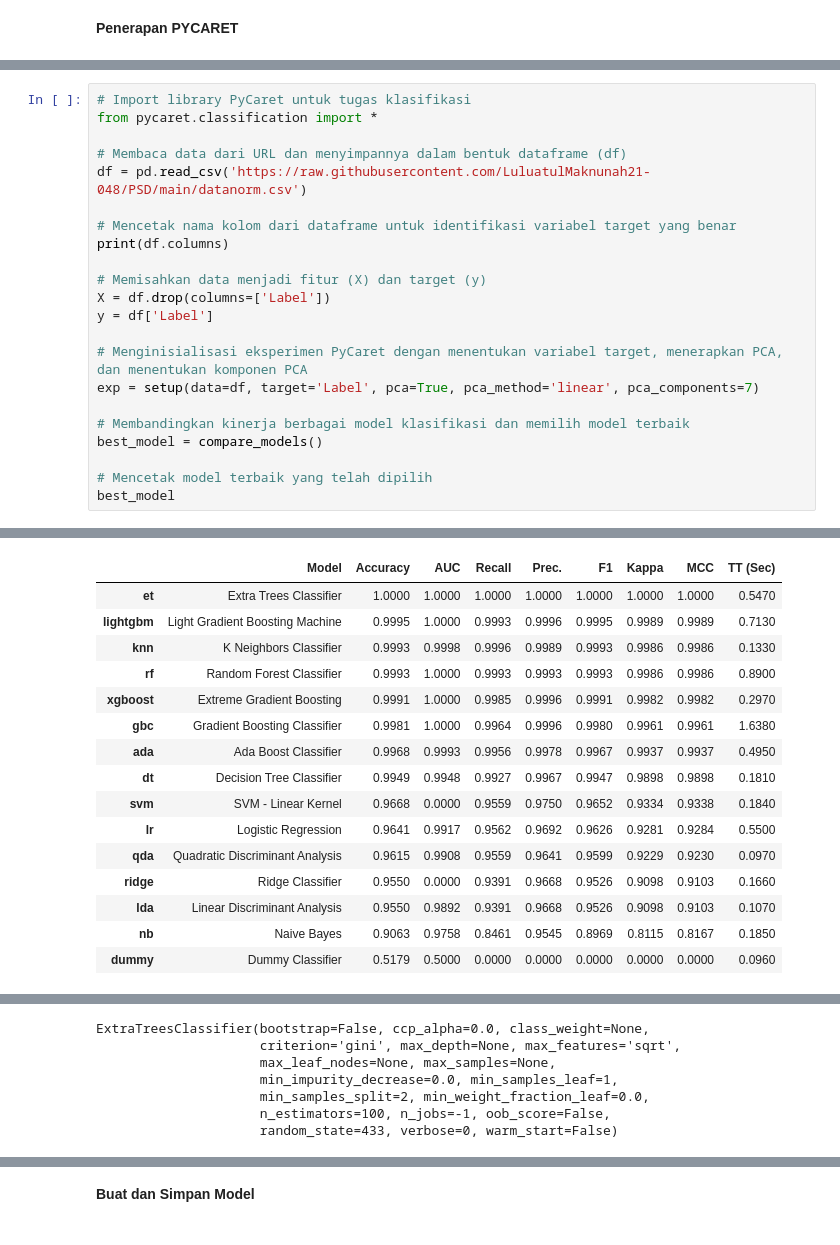
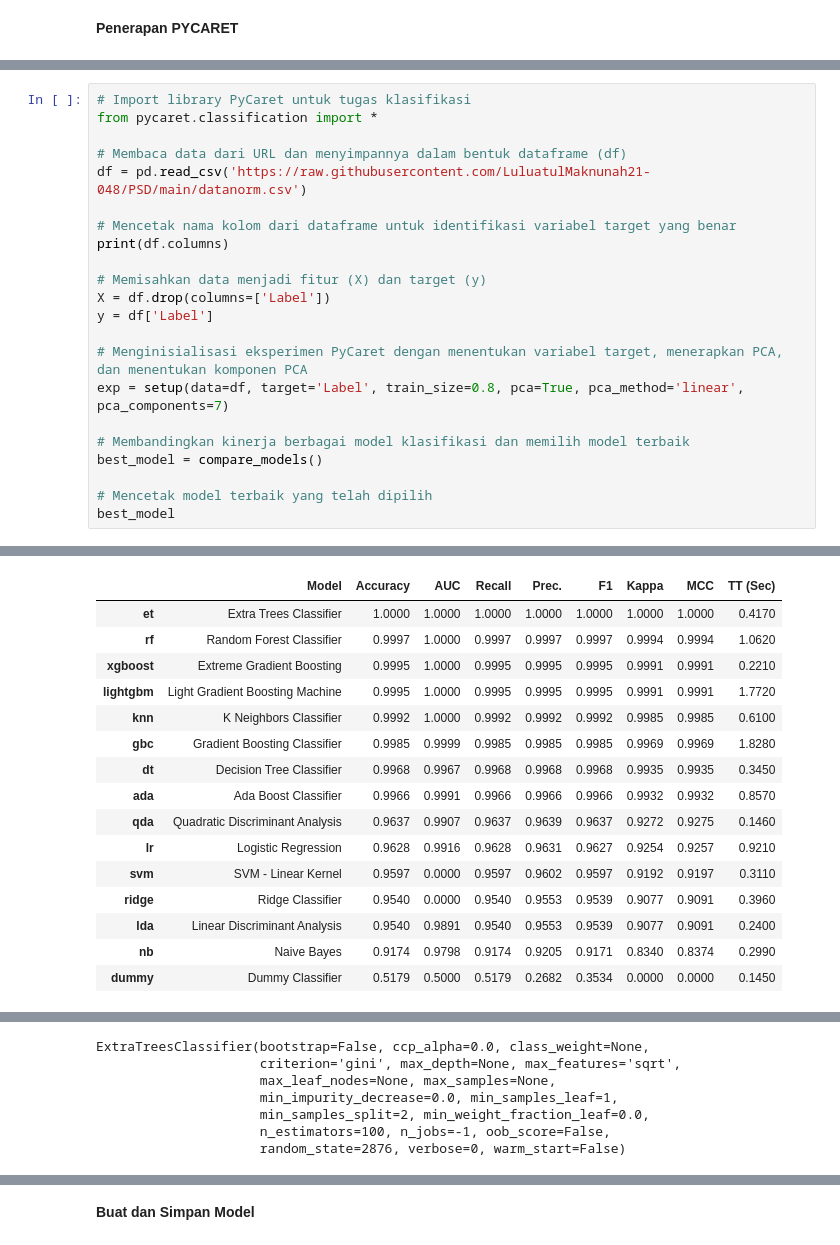
Before and after one commit to LuluatulMaknunah21-048/PSD, a Jupyter notebook: jamur.ipynb, the cells around one changed output, grey strips where cells are left out. Saved outputs shown, nothing was run; the diff lists cells and outputs as text.

```diff
--- a/jamur.ipynb
+++ b/jamur.ipynb
@@ -505,7 +542,7 @@ X = df.drop(columns=['Label'])
 y = df['Label']
 
 # Menginisialisasi eksperimen PyCaret dengan menentukan variabel target, menerapkan PCA, dan menentukan komponen PCA
-exp = setup(data=df, target='Label', pca=True, pca_method='linear', pca_components=7)
+exp = setup(data=df, target='Label', train_size=0.8, pca=True, pca_method='linear', pca_components=7)
 
 # Membandingkan kinerja berbagai model klasifikasi dan memilih model terbaik
 best_model = compare_models()
@@ -541,20 +578,20 @@ Index(['Label', 'cap-shape_b', 'cap-shape_c', 'cap-shape_f', 'cap-shape_k',
 [interactive output not drawn]
 |  | Model | Accuracy | AUC | Recall | Prec. | F1 | Kappa | MCC | TT (Sec) |
-| et | Extra Trees Classifier | 1.0000 | 1.0000 | 1.0000 | 1.0000 | 1.0000 | 1.0000 | 1.0000 | 0.5470 |
-| lightgbm | Light Gradient Boosting Machine | 0.9995 | 1.0000 | 0.9993 | 0.9996 | 0.9995 | 0.9989 | 0.9989 | 0.7130 |
-| knn | K Neighbors Classifier | 0.9993 | 0.9998 | 0.9996 | 0.9989 | 0.9993 | 0.9986 | 0.9986 | 0.1330 |
-| rf | Random Forest Classifier | 0.9993 | 1.0000 | 0.9993 | 0.9993 | 0.9993 | 0.9986 | 0.9986 | 0.8900 |
-| xgboost | Extreme Gradient Boosting | 0.9991 | 1.0000 | 0.9985 | 0.9996 | 0.9991 | 0.9982 | 0.9982 | 0.2970 |
-| gbc | Gradient Boosting Classifier | 0.9981 | 1.0000 | 0.9964 | 0.9996 | 0.9980 | 0.9961 | 0.9961 | 1.6380 |
-| ada | Ada Boost Classifier | 0.9968 | 0.9993 | 0.9956 | 0.9978 | 0.9967 | 0.9937 | 0.9937 | 0.4950 |
-| dt | Decision Tree Classifier | 0.9949 | 0.9948 | 0.9927 | 0.9967 | 0.9947 | 0.9898 | 0.9898 | 0.1810 |
-| svm | SVM - Linear Kernel | 0.9668 | 0.0000 | 0.9559 | 0.9750 | 0.9652 | 0.9334 | 0.9338 | 0.1840 |
-| lr | Logistic Regression | 0.9641 | 0.9917 | 0.9562 | 0.9692 | 0.9626 | 0.9281 | 0.9284 | 0.5500 |
-| qda | Quadratic Discriminant Analysis | 0.9615 | 0.9908 | 0.9559 | 0.9641 | 0.9599 | 0.9229 | 0.9230 | 0.0970 |
-| ridge | Ridge Classifier | 0.9550 | 0.0000 | 0.9391 | 0.9668 | 0.9526 | 0.9098 | 0.9103 | 0.1660 |
-| lda | Linear Discriminant Analysis | 0.9550 | 0.9892 | 0.9391 | 0.9668 | 0.9526 | 0.9098 | 0.9103 | 0.1070 |
-| nb | Naive Bayes | 0.9063 | 0.9758 | 0.8461 | 0.9545 | 0.8969 | 0.8115 | 0.8167 | 0.1850 |
-| dummy | Dummy Classifier | 0.5179 | 0.5000 | 0.0000 | 0.0000 | 0.0000 | 0.0000 | 0.0000 | 0.0960 |
+| et | Extra Trees Classifier | 1.0000 | 1.0000 | 1.0000 | 1.0000 | 1.0000 | 1.0000 | 1.0000 | 0.4170 |
+| rf | Random Forest Classifier | 0.9997 | 1.0000 | 0.9997 | 0.9997 | 0.9997 | 0.9994 | 0.9994 | 1.0620 |
+| xgboost | Extreme Gradient Boosting | 0.9995 | 1.0000 | 0.9995 | 0.9995 | 0.9995 | 0.9991 | 0.9991 | 0.2210 |
+| lightgbm | Light Gradient Boosting Machine | 0.9995 | 1.0000 | 0.9995 | 0.9995 | 0.9995 | 0.9991 | 0.9991 | 1.7720 |
+| knn | K Neighbors Classifier | 0.9992 | 1.0000 | 0.9992 | 0.9992 | 0.9992 | 0.9985 | 0.9985 | 0.6100 |
+| gbc | Gradient Boosting Classifier | 0.9985 | 0.9999 | 0.9985 | 0.9985 | 0.9985 | 0.9969 | 0.9969 | 1.8280 |
+| dt | Decision Tree Classifier | 0.9968 | 0.9967 | 0.9968 | 0.9968 | 0.9968 | 0.9935 | 0.9935 | 0.3450 |
+| ada | Ada Boost Classifier | 0.9966 | 0.9991 | 0.9966 | 0.9966 | 0.9966 | 0.9932 | 0.9932 | 0.8570 |
+| qda | Quadratic Discriminant Analysis | 0.9637 | 0.9907 | 0.9637 | 0.9639 | 0.9637 | 0.9272 | 0.9275 | 0.1460 |
+| lr | Logistic Regression | 0.9628 | 0.9916 | 0.9628 | 0.9631 | 0.9627 | 0.9254 | 0.9257 | 0.9210 |
+| svm | SVM - Linear Kernel | 0.9597 | 0.0000 | 0.9597 | 0.9602 | 0.9597 | 0.9192 | 0.9197 | 0.3110 |
+| ridge | Ridge Classifier | 0.9540 | 0.0000 | 0.9540 | 0.9553 | 0.9539 | 0.9077 | 0.9091 | 0.3960 |
+| lda | Linear Discriminant Analysis | 0.9540 | 0.9891 | 0.9540 | 0.9553 | 0.9539 | 0.9077 | 0.9091 | 0.2400 |
+| nb | Naive Bayes | 0.9174 | 0.9798 | 0.9174 | 0.9205 | 0.9171 | 0.8340 | 0.8374 | 0.2990 |
+| dummy | Dummy Classifier | 0.5179 | 0.5000 | 0.5179 | 0.2682 | 0.3534 | 0.0000 | 0.0000 | 0.1450 |
 [interactive output not drawn]
 ExtraTreesClassifier(bootstrap=False, ccp_alpha=0.0, class_weight=None,
                      criterion='gini', max_depth=None, max_features='sqrt',
@@ -562,4 +599,4 @@ ExtraTreesClassifier(bootstrap=False, ccp_alpha=0.0, class_weight=None,
                      min_impurity_decrease=0.0, min_samples_leaf=1,
                      min_samples_split=2, min_weight_fraction_leaf=0.0,
                      n_estimators=100, n_jobs=-1, oob_score=False,
-                     random_state=433, verbose=0, warm_start=False)
+                     random_state=2876, verbose=0, warm_start=False)
```
Also changed, not shown: parts of 49 cells of this notebook, 1 other file.
